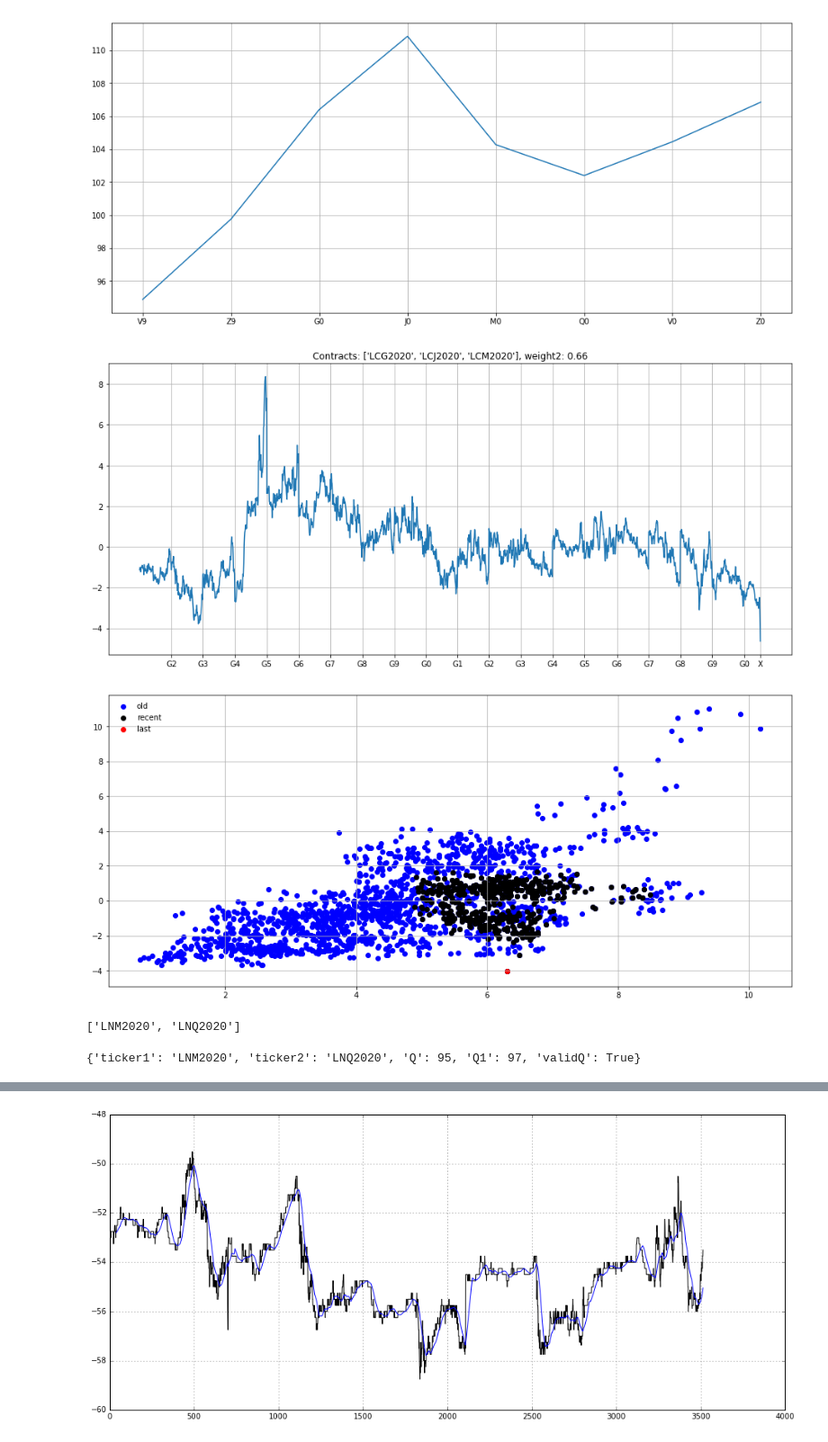
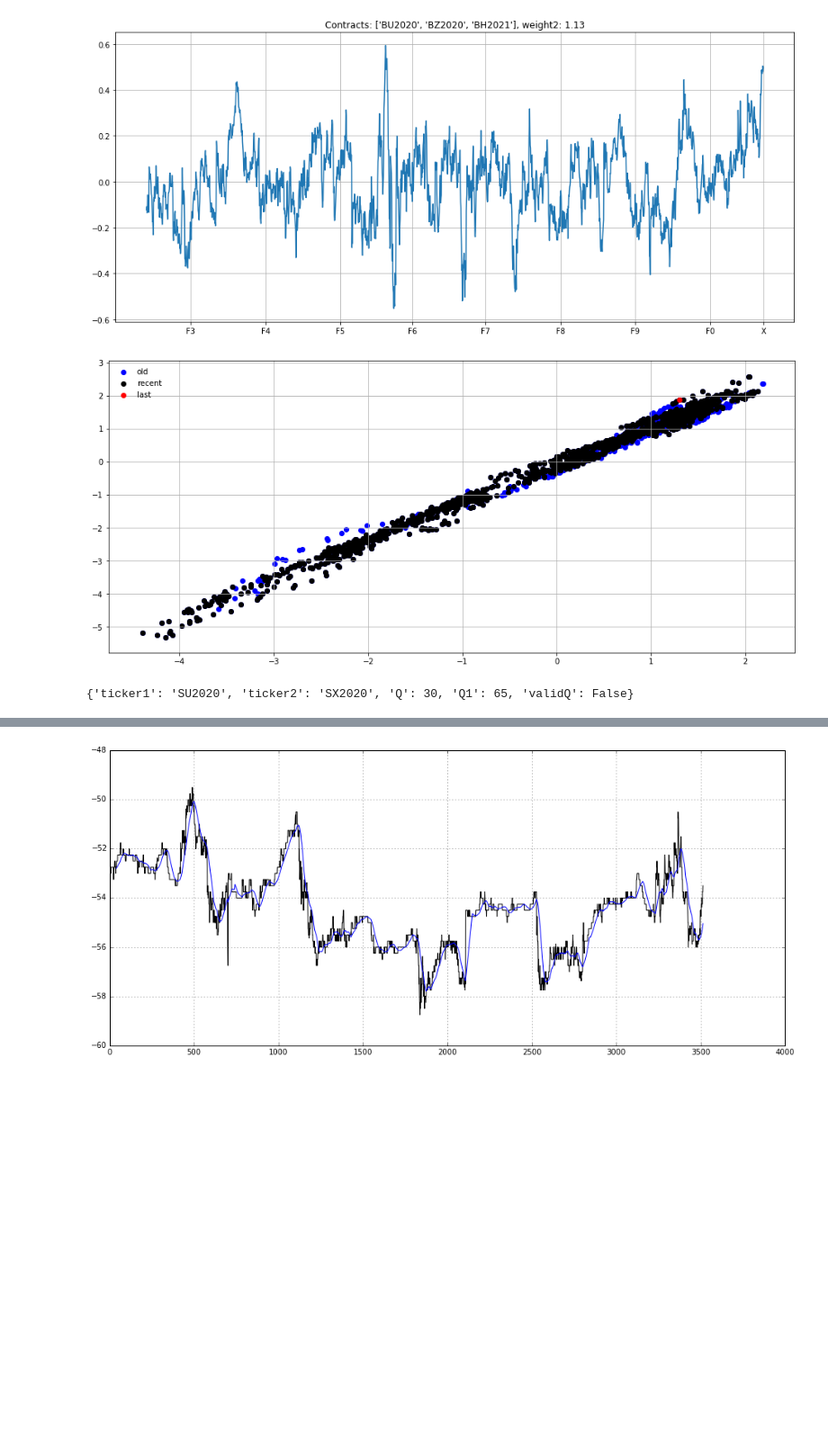
Before and after one commit to chitown2016/repo_barbarossa, a Jupyter notebook: PycharmProjects/ta/analysis.ipynb, the cells around one changed output, grey strips where cells are left out. Shown: that part at 90% size. Drawn from its saved outputs; the diff is of its cells as text; code cells hidden in the pictures; blank space fills up the shorter version.

```diff
--- a/PycharmProjects/ta/analysis.ipynb
+++ b/PycharmProjects/ta/analysis.ipynb
@@ -1,27 +1,25 @@
 # %%
 
 import contract_utilities.expiration as exp
 report_date = exp.doubledate_shift_bus_days()
 
 %matplotlib inline
 import futures_charts.futures_curve as fc
-fc.get_futures_curve_chart_4date(ticker_head='LC',settle_date=report_date,tr_dte_limit=600)  # 600
+#fc.get_futures_curve_chart_4date(ticker_head='LC',settle_date=report_date,tr_dte_limit=600)  # 600
 
-no = 8
+no = 235
 
 #aggregation_method, contracts_back
 bf_signals_output = fc.get_butterfly_panel_plot(report_date=report_date,id=no)   # 315 so much to clean!!!
 bf_signals_output = fc.get_butterfly_scatter_plot(report_date=report_date,id=no)
 # %% [output]
-[figure, old version]
+[figure, new version]
-[figure, old version]
+[figure, new version]
-[figure, removed]
 # %%
 import opportunity_constructs.intraday_calculations as ic
-ic.get_intraday_vcs(id=456,atm_vol_ratio=1.128)
+ic.get_intraday_vcs(id=528,atm_vol_ratio=1.024)
 # %% [output]
-['LNM2020', 'LNQ2020']
+{'ticker1': 'SU2020', 'ticker2': 'SX2020', 'Q': 30, 'Q1': 65, 'validQ': False}
-{'ticker1': 'LNM2020', 'ticker2': 'LNQ2020', 'Q': 95, 'Q1': 97, 'validQ': True}
 # %%
 import futures_charts.options_curve as ocr
 %matplotlib inline
```
Also changed, not shown: parts of 1 cell of this notebook, 22 other files.
